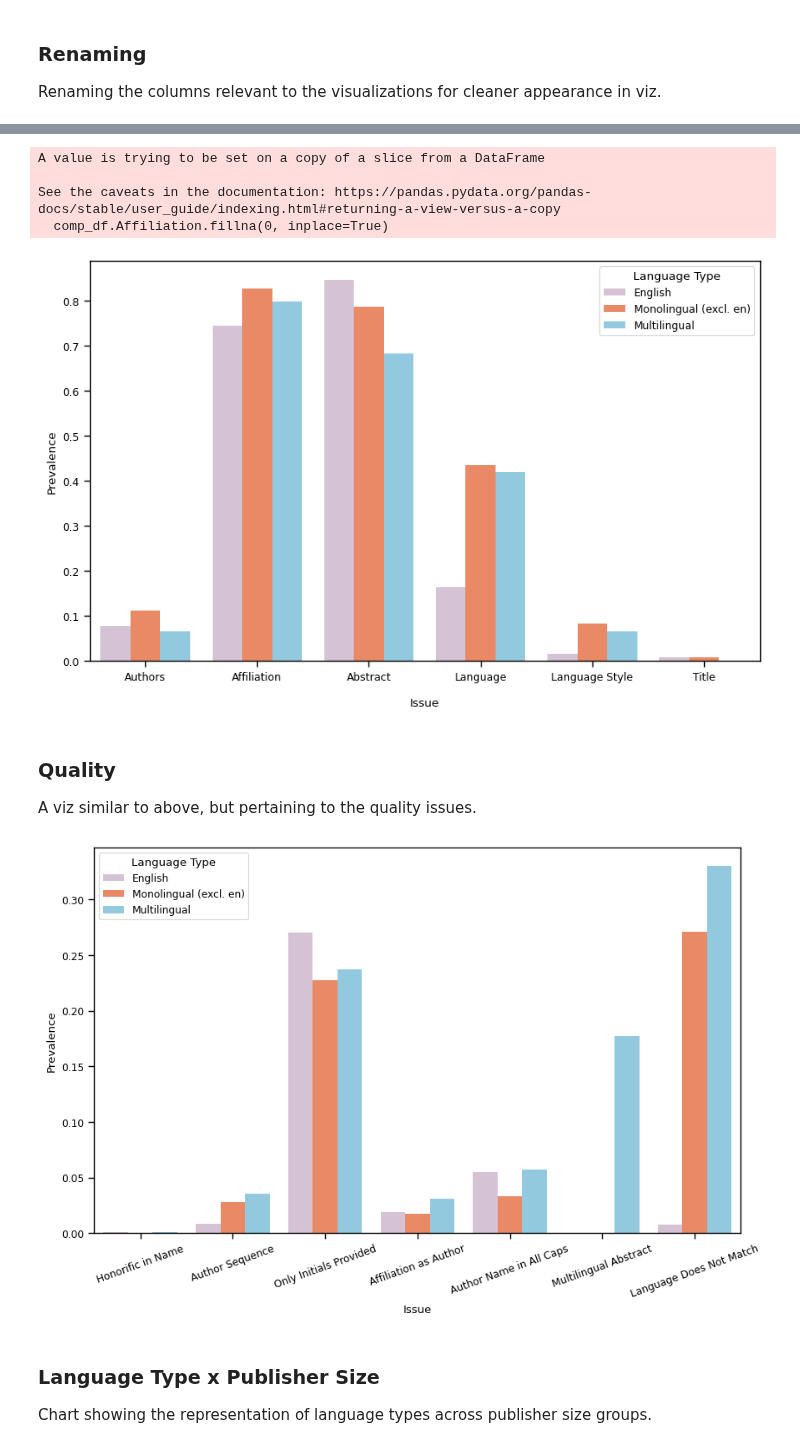
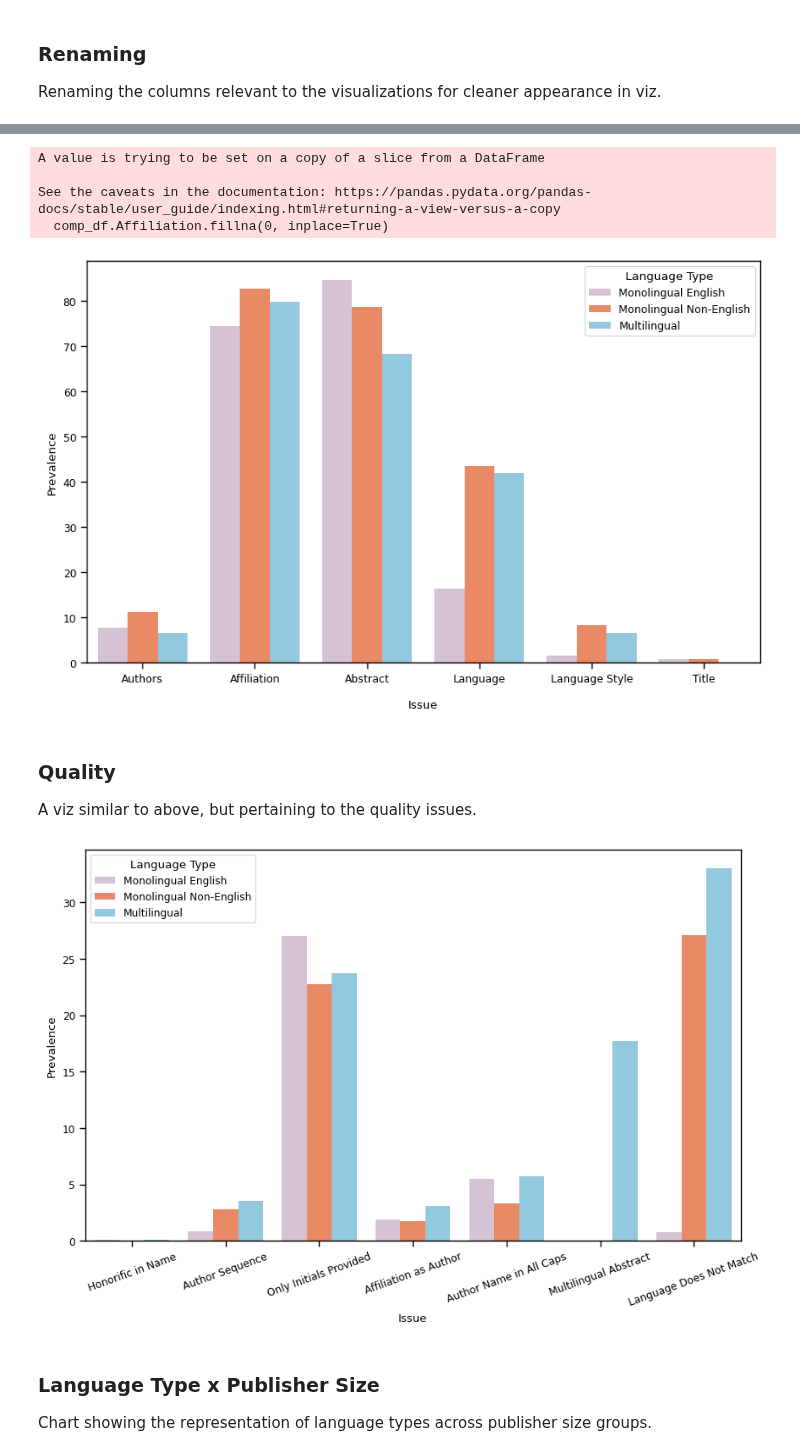
Before and after one commit to ShillyJWakes/crossref-metadata-heurestics, a Jupyter notebook: notebooks/visualizations_descriptives.ipynb, the cells around one changed output, grey strips where cells are left out. Saved outputs shown, nothing was run; the diff lists cells and outputs as text; code cells hidden in the pictures.

Commit message:
Updated Monolingual terms

```diff
--- a/notebooks/visualizations_descriptives.ipynb
+++ b/notebooks/visualizations_descriptives.ipynb
@@ -14,8 +14,7 @@ output_dir = data_dir / 'output'
 figure_dir = Path("../figures")
 
 df = pd.read_csv(output_dir / '04_language_detection.csv',
-                 parse_dates=['created', 'deposited'],
-                 index_col='Index')
+                 parse_dates=['created', 'deposited'])
 # %% [markdown]
 ### Completeness and Quality issues
 
@@ -39,7 +38,7 @@ cat_size_order = pd.api.types.CategoricalDtype(
 )
 
 cat_lang_order = pd.api.types.CategoricalDtype(
-    ['Multilingual', 'Monolingual (excl. en)', 'English'],
+    ['Multilingual', 'Monolingual Non-English', 'Monolingual English'],
     ordered=True
 )
 df['publisher_bin'] = df['publisher_bin'].astype(cat_size_order)
@@ -71,12 +72,13 @@ Viz for showing completeness issues, Grouped bar chart for seeing differences be
 comp_df = df2[['Language Type', 'Authors', 'Affiliation', 'Abstract', 'Language', 'Language Style','Title']]
 issue_columns = ['Language Type', 'Authors', 'Affiliation', 'Abstract', 'Language', 'Language Style','Title']
 comp_df.Affiliation.fillna(0, inplace=True)
-grouped = comp_df.groupby('Language Type')[issue_columns].mean(numeric_only=True).reset_index()
+grouped = comp_df.groupby('Language Type', observed=False)[issue_columns].mean(numeric_only=True).reset_index()
 melted = grouped.melt(id_vars='Language Type', var_name='issue', value_name='prevalence')
+melted['prevalence'] = melted.prevalence.map(lambda x: x*100)
 
 plt.figure(figsize=(10, 6))
 sns.barplot(x='issue', y='prevalence', hue='Language Type', data=melted, palette=['thistle','coral', 'skyblue'],
-            hue_order=['English', 'Monolingual (excl. en)', 'Multilingual'])
+            hue_order=['Monolingual English', 'Monolingual Non-English', 'Multilingual'])
 #plt.title('Prevalence of Issues Across Language Types')
 plt.xlabel('Issue', labelpad=12.5)
 plt.ylabel('Prevalence')
@@ -88,7 +90,7 @@ A value is trying to be set on a copy of a slice from a DataFrame
 
 See the caveats in the documentation: https://pandas.pydata.org/pandas-docs/stable/user_guide/indexing.html#returning-a-view-versus-a-copy
   comp_df.Affiliation.fillna(0, inplace=True)
-[figure, old version]
+[figure, new version]
 # %% [markdown]
 ### Quality
 
@@ -96,25 +98,26 @@ A viz similar to above, but pertaining to the quality issues.
 # %%
 qual_df = df2[['Language Type', 'Author Sequence', 'Only Initials Provided', 'Affiliation as Author',
               'Multilingual Abstract', 'Language Does Not Match',
               'Honorific in Name', 'Author Name in All Caps']]
 
 issue_columns = ['Language Type', 'Honorific in Name', 'Author Sequence',
                  'Only Initials Provided', 'Affiliation as Author', 'Author Name in All Caps',
                  'Multilingual Abstract', 'Language Does Not Match']
 grouped = qual_df.groupby('Language Type', observed=False)[issue_columns].mean(numeric_only=True).reset_index()
 melted = grouped.melt(id_vars='Language Type', var_name='issue', value_name='prevalence')
+melted['prevalence'] = melted.prevalence.map(lambda x: x*100)
 
 plt.figure(figsize=(10, 6))
 sns.barplot(x='issue', y='prevalence', hue='Language Type', data=melted, palette=['thistle','coral', 'skyblue'],
-            hue_order=['English', 'Monolingual (excl. en)', 'Multilingual'])
+            hue_order=['Monolingual English', 'Monolingual Non-English', 'Multilingual'])
 #plt.title('Prevalence of Issues Across Language Types')
 plt.xlabel('Issue')
 plt.ylabel('Prevalence')
 plt.xticks(rotation=20)
 plt.savefig(figure_dir / 'quality_lang_type.png', format='png', dpi=600, bbox_inches='tight')
 plt.show()
 # %% [output]
-[figure, old version]
+[figure, new version]
 # %% [markdown]
 ### Language Type x Publisher Size
 
```
Also changed, not shown: parts of 8 cells of this notebook, 10 other files.
